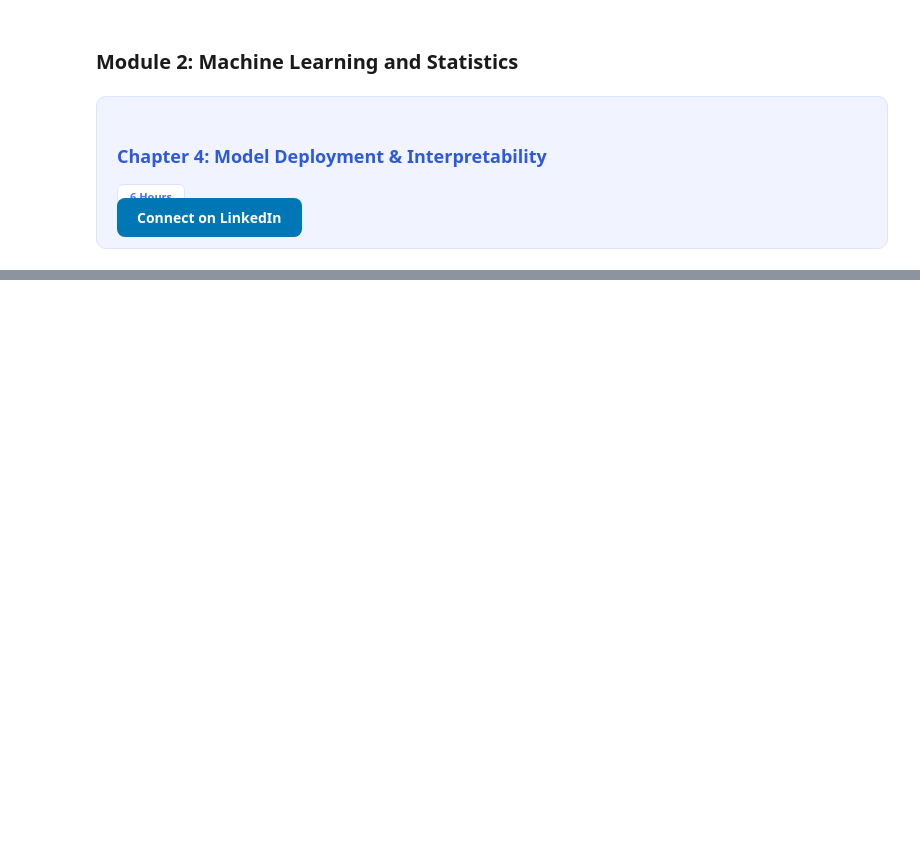
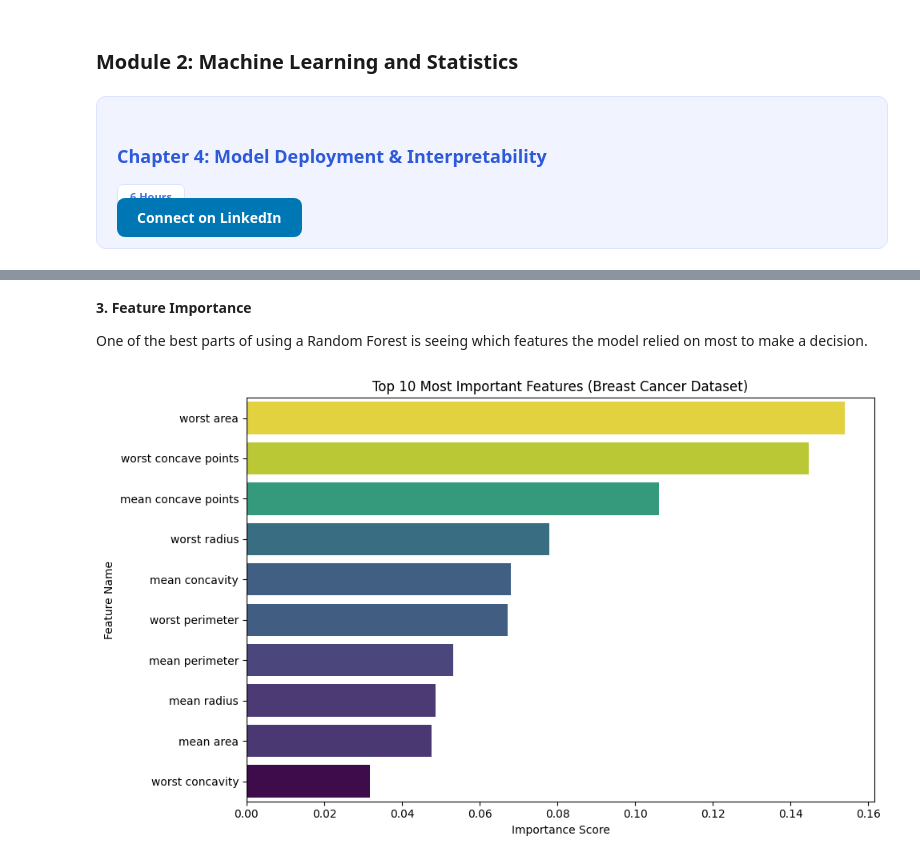
Before and after one commit to epythonlab2/AI_4_health, a Jupyter notebook: module_2_model_deployment_interpretability.ipynb, the cells around one changed output, grey strips where cells are left out. Saved outputs shown, nothing was run; the diff lists cells and outputs as text; code cells hidden in the pictures; blank space fills up the shorter version.

```diff
--- a/module_2_model_deployment_interpretability.ipynb
+++ b/module_2_model_deployment_interpretability.ipynb
@@ -24,0 +93,14 @@ In Python, the most common tools for this are **joblib** and **pickle**. For sci
+# %%
+from sklearn.model_selection import train_test_split
+from sklearn.ensemble import RandomForestClassifier
+from sklearn.metrics import classification_report, confusion_matrix
+
+# Split data: 80% training, 20% testing
+X_train, X_test, y_train, y_test = train_test_split(X, y, test_size=0.2, random_state=42)
+
+# Initialize and train the model
+model = RandomForestClassifier(n_estimators=100, random_state=42)
+model.fit(X_train, y_train)
+
+# Make predictions
+y_pred = model.predict(X_test)
@@ -24,0 +130,35 @@ In Python, the most common tools for this are **joblib** and **pickle**. For sci
+# %% [markdown]
+**3. Feature Importance**
+
+One of the best parts of using a Random Forest is seeing which features the model relied on most to make a decision.
+# %%
+import matplotlib.pyplot as plt
+import seaborn as sns
+import pandas as pd
+import numpy as np
+
+# 1. Create a DataFrame for the importances
+importances = model.feature_importances_
+feature_importance_df = pd.DataFrame({
+    'Feature': feature_names,
+    'Importance': importances
+})
+
+# 2. Sort and select the top 10 for better readability
+feature_importance_df = feature_importance_df.sort_values(by='Importance', ascending=False).head(10)
+
+# 3. Plot
+plt.figure(figsize=(10, 6))
+sns.barplot(x='Importance', y='Feature',
+            data=feature_importance_df,
+            hue="Importance",
+            legend=False,
+            palette='viridis')
+
+plt.title('Top 10 Most Important Features (Breast Cancer Dataset)')
+plt.xlabel('Importance Score')
+plt.ylabel('Feature Name')
+plt.tight_layout()
+plt.show()
+# %% [output]
+[figure, added]
```
Also changed, not shown: parts of 10 cells of this notebook.
